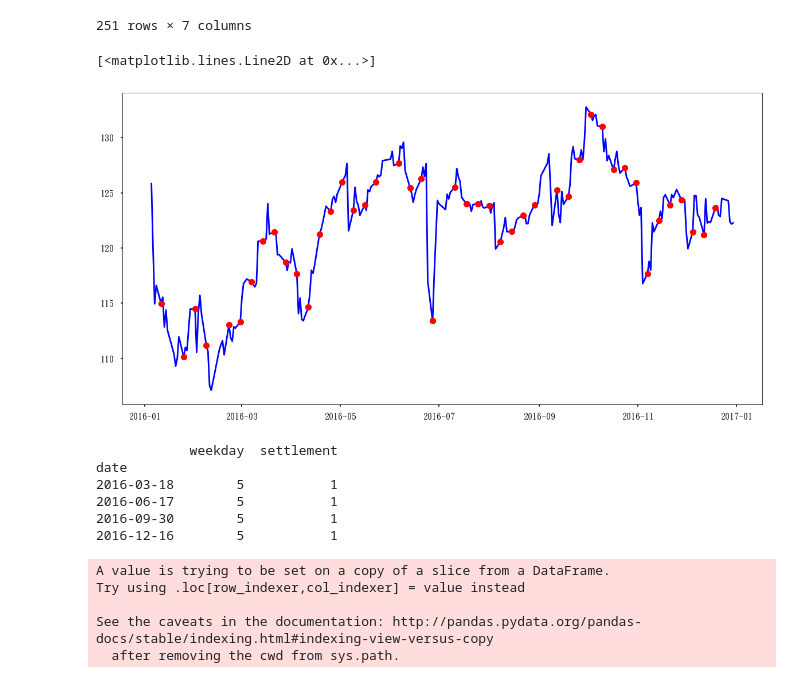
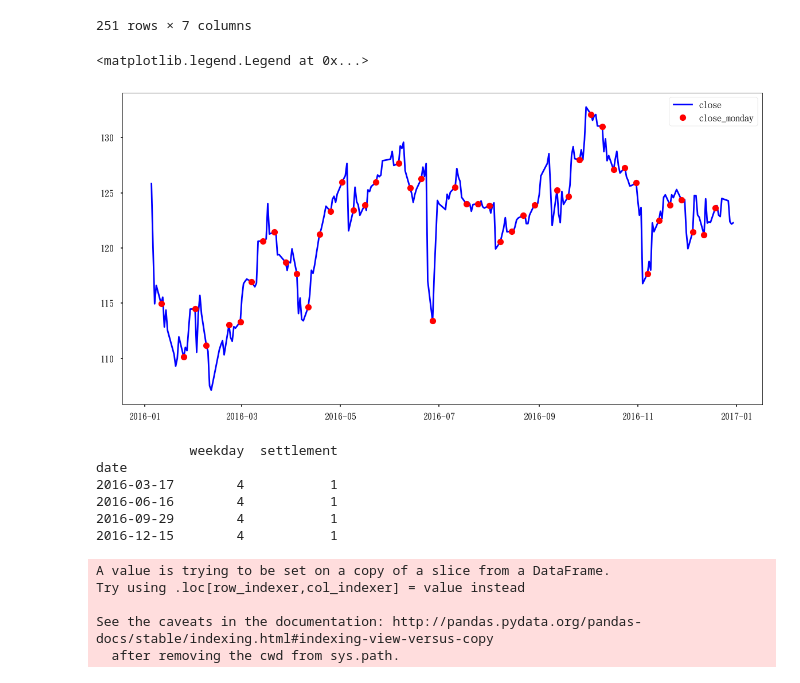
Before and after one commit to AustinChen123/-, a Jupyter notebook: 金融數據分析與預測程式.ipynb, the cells around one changed output. Cells and saved outputs as stored; diff of their text form; code cells hidden in the pictures.

```diff
--- a/金融數據分析與預測程式.ipynb
+++ b/金融數據分析與預測程式.ipynb
@@ -65,8 +72,7 @@ price.index = pd.to_datetime(price.index, format = "%Y-%m-%d")
 type(price.index)
 # %% [output]
 pandas.core.indexes.datetimes.DatetimeIndex
-# %%
-price = price.replace("WLTW",float('NaN'))
-price = price[price["symbol"].isnull()]
-# %%
-price = price.fillna("WLTW")
+# %%
+#僅篩選WLTW資料
+price = price[price["symbol"]=="WLTW"]
+price.head
@@ -205,11 +253,12 @@ price_close = price[["close",'weekday']]
 price_close_1 = price[price['weekday'] ==1]
 # %%
 fig = plt.figure(figsize = (20,10))
-plt.plot(price_close["close"],"b-")
-plt.plot(price_close_1["close"],"ro")
+plt.plot(price_close["close"],"b-",label = 'close')
+plt.plot(price_close_1["close"],"ro",label = "close_monday")
+plt.legend(loc='upper right')
 # %% [output]
-[<matplotlib.lines.Line2D at 0x...>]
+<matplotlib.legend.Legend at 0x...>
-[figure, old version]
+[figure, new version]
 # %%
 #設定結算日
 #分開計算加速
@@ -222,20 +271,20 @@ for time in price_settle.index:
             count +=1
         if count == 3:
             count = 0
-            price_settle.loc[time]["settlement"] = 1
+            price_settle.loc[time-timedelta(1,0,0)]["settlement"] = 1
         else:
             price_settle.loc[time]["settlement"] = 0
     else:
         price_settle.loc[time]["settlement"] = 0
-price_settle.loc[datetime(2016,9,9)]["settlement"] = 0
+price_settle.loc[datetime(2016,9,8)]["settlement"] = 0
 print(price_settle[price_settle["settlement"]==1])
 # %% [output]
             weekday  settlement
 date
-2016-03-18        5           1
-2016-06-17        5           1
-2016-09-30        5           1
-2016-12-16        5           1
+2016-03-17        4           1
+2016-06-16        4           1
+2016-09-29        4           1
+2016-12-15        4           1
 A value is trying to be set on a copy of a slice from a DataFrame.
 Try using .loc[row_indexer,col_indexer] = value instead
 
```
Also changed, not shown: parts of 62 cells of this notebook, 1 other file.
